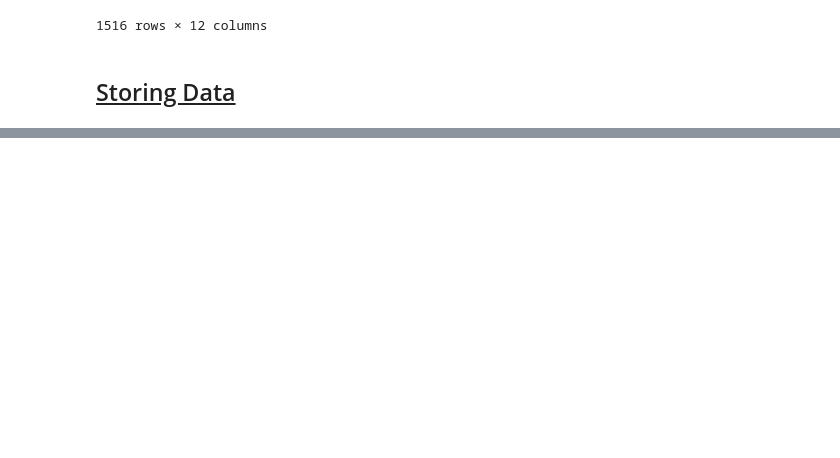
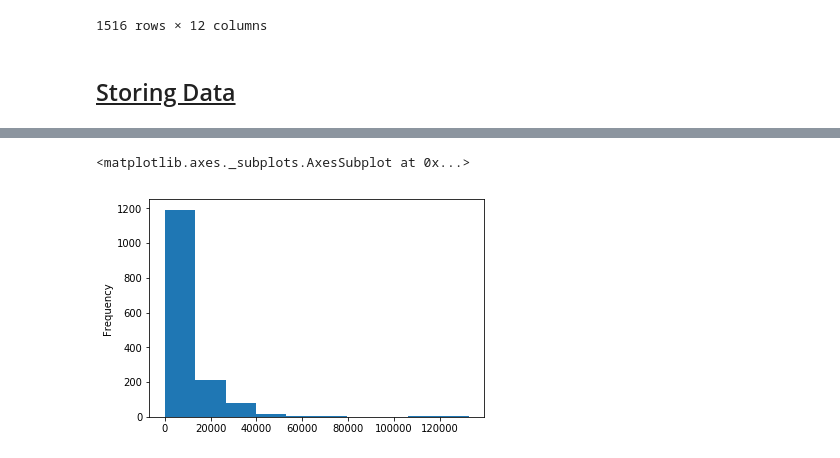
Before and after one commit to rimoun-g/Data_Wrangling_project-Python, a Jupyter notebook: wrangle_act.ipynb, the cells around one changed output, grey strips where cells are left out. Cells and saved outputs as stored; diff of their text form; code cells hidden in the pictures; blank space fills up the shorter version.

Commit message:
Add gitignore file and moved visualization to wrangle_act

```diff
--- a/wrangle_act.ipynb
+++ b/wrangle_act.ipynb
@@ -706,0 +722,9 @@ df_twitter_archive_master.to_csv("twitter_archive_master.csv")
+# %%
+# reading data from the file we saved
+df = pd.read_csv("twitter_archive_master.csv", index_col=0)
+# %%
+# converting timstamp column to the proper data type
+df.timestamp = pd.to_datetime(df.timestamp)
+# %%
+# setting the timestamp as the index in order to make the index meaningful
+df.set_index("timestamp", inplace=True)
@@ -706,0 +744,6 @@ df_twitter_archive_master.to_csv("twitter_archive_master.csv")
+# %%
+# showing the likes distribution
+df.likes_counter.plot(kind="hist")
+# %% [output]
+<matplotlib.axes._subplots.AxesSubplot at 0x...>
+[figure, added]
```
Also changed, not shown: parts of 24 cells of this notebook, 2 other files.
